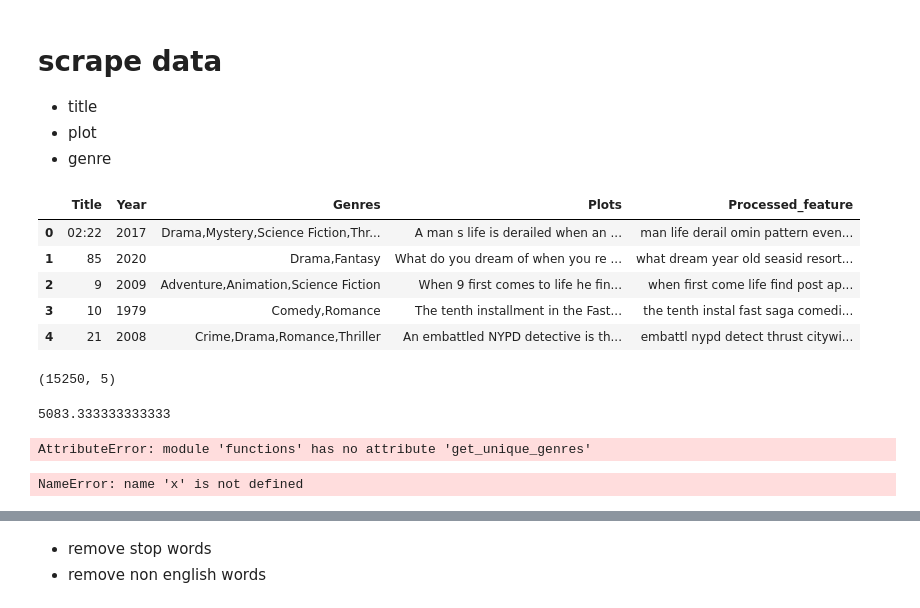
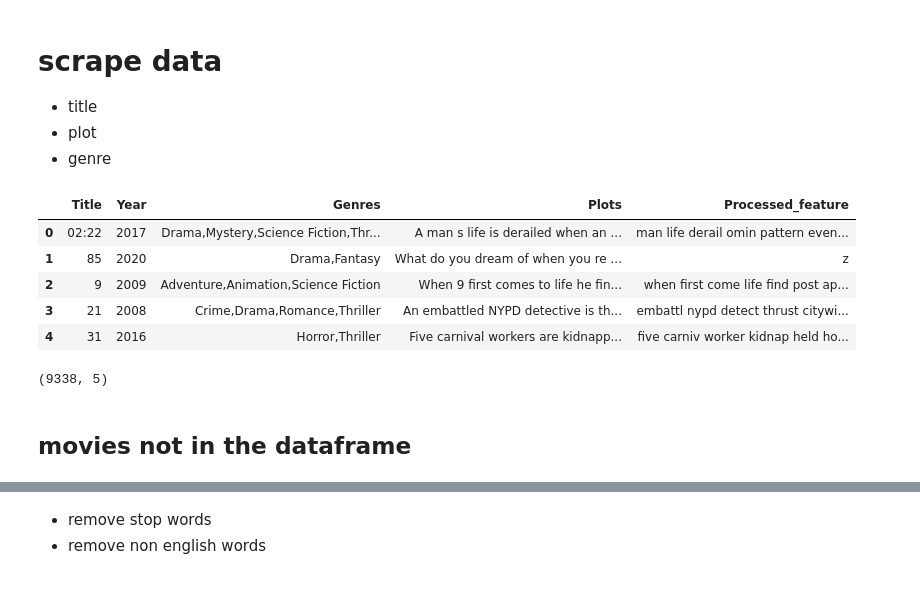
Before and after one commit to BBimie/Movie-Recommender-System, a Jupyter notebook: EDA.ipynb, the cells around one changed output, grey strips where cells are left out. Cells and saved outputs as stored; diff of their text form; code cells hidden in the pictures.

```diff
--- a/EDA.ipynb
+++ b/EDA.ipynb
@@ -15,28 +15,18 @@ from nltk.stem import SnowballStemmer
 from sklearn.feature_extraction.text import TfidfVectorizer
 from sklearn.metrics.pairwise import cosine_similarity
 # %%
-df = pd.read_csv('data/movie_data.csv')
+df = pd.read_csv('data/s.csv')
 df.head()
 # %% [output]
 |  | Title | Year | Genres | Plots | Processed_feature |
 | 0 | 02:22 | 2017 | Drama,Mystery,Science Fiction,Thr... | A man s life is derailed when an ... | man life derail omin pattern even... |
-| 1 | 85 | 2020 | Drama,Fantasy | What do you dream of when you re ... | what dream year old seasid resort... |
+| 1 | 85 | 2020 | Drama,Fantasy | What do you dream of when you re ... | z |
 | 2 | 9 | 2009 | Adventure,Animation,Science Fiction | When 9 first comes to life he fin... | when first come life find post ap... |
-| 3 | 10 | 1979 | Comedy,Romance | The tenth installment in the Fast... | the tenth instal fast saga comedi... |
-| 4 | 21 | 2008 | Crime,Drama,Romance,Thriller | An embattled NYPD detective is th... | embattl nypd detect thrust citywi... |
+| 3 | 21 | 2008 | Crime,Drama,Romance,Thriller | An embattled NYPD detective is th... | embattl nypd detect thrust citywi... |
+| 4 | 31 | 2016 | Horror,Thriller | Five carnival workers are kidnapp... | five carniv worker kidnap held ho... |
 # %%
 df.shape
 # %% [output]
-(15250, 5)
+(9338, 5)
-# %%
-15250/3
-# %% [output]
-5083.333333333333
-# %%
-x = functions.get_unique_genres(df, 'Genres', ',')
-# %% [output]
-AttributeError: module 'functions' has no attribute 'get_unique_genres'
-# %%
-x
-# %% [output]
-NameError: name 'x' is not defined
+# %% [markdown]
+## movies not in the dataframe
```
Also changed, not shown: parts of 23 cells of this notebook, 5 other files.
